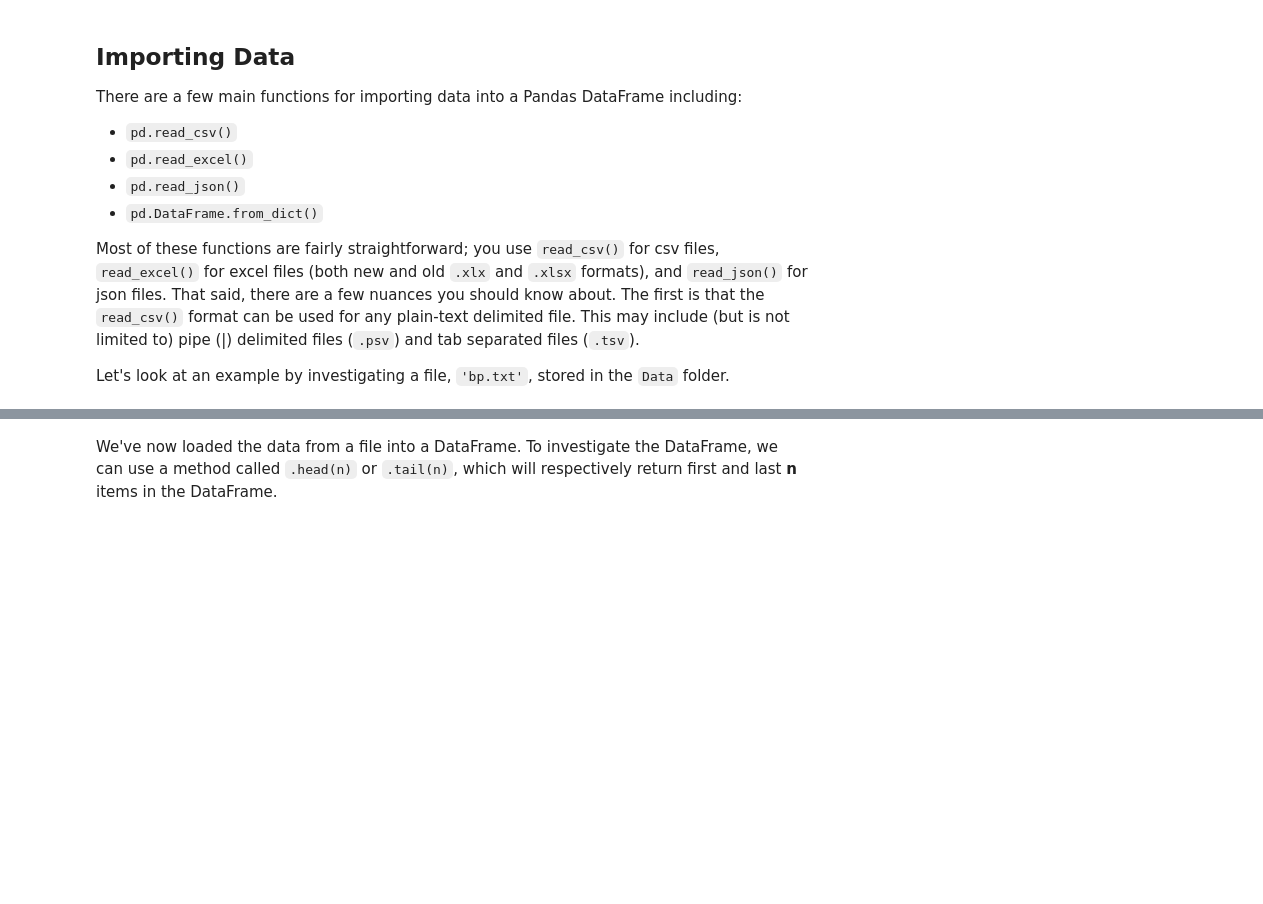
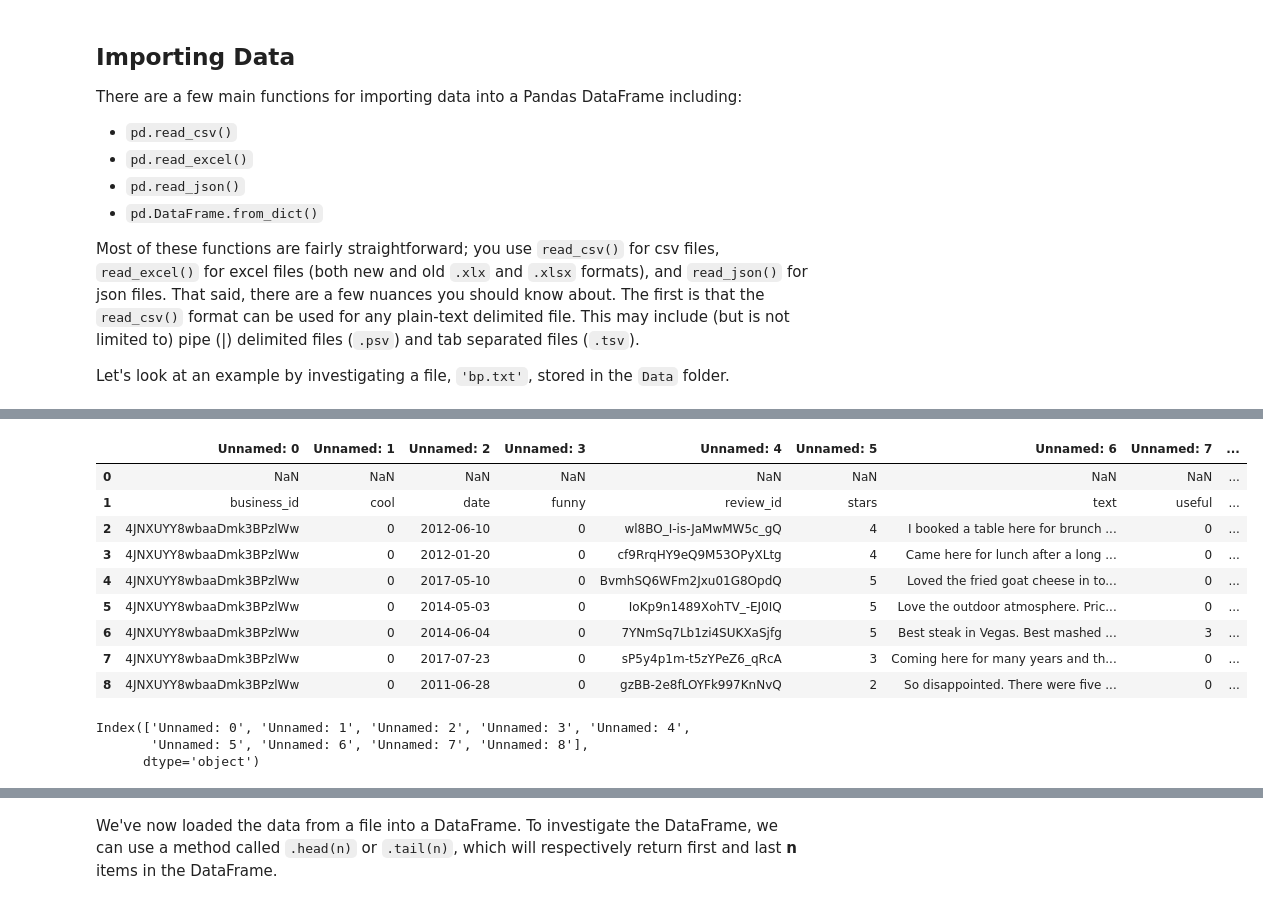
Before and after one commit to mish-mureh/dsc-importing-data-using-pandas, a Jupyter notebook: index.ipynb, the cells around one changed output, grey strips where cells are left out. Saved outputs shown, nothing was run; the diff lists cells and outputs as text; code cells hidden in the pictures; blank space fills up the shorter version.

```diff
--- a/index.ipynb
+++ b/index.ipynb
@@ -34,0 +233,21 @@ Let's look at an example by investigating a file, `'bp.txt'`, stored in the `Dat
+# %%
+df2=pd.read_excel("Data/Yelp_Selected_Businesses.xlsx",
+                 sheet_name='Biz_id_4JNXU')
+df2
+# %% [output]
+|  | Unnamed: 0 | Unnamed: 1 | Unnamed: 2 | Unnamed: 3 | Unnamed: 4 | Unnamed: 5 | Unnamed: 6 | Unnamed: 7 | ... |
+| 0 | NaN | NaN | NaN | NaN | NaN | NaN | NaN | NaN | ... |
+| 1 | business_id | cool | date | funny | review_id | stars | text | useful | ... |
+| 2 | 4JNXUYY8wbaaDmk3BPzlWw | 0 | 2012-06-10 | 0 | wl8BO_I-is-JaMwMW5c_gQ | 4 | I booked a table here for brunch ... | 0 | ... |
+| 3 | 4JNXUYY8wbaaDmk3BPzlWw | 0 | 2012-01-20 | 0 | cf9RrqHY9eQ9M53OPyXLtg | 4 | Came here for lunch after a long ... | 0 | ... |
+| 4 | 4JNXUYY8wbaaDmk3BPzlWw | 0 | 2017-05-10 | 0 | BvmhSQ6WFm2Jxu01G8OpdQ | 5 | Loved the fried goat cheese in to... | 0 | ... |
+| 5 | 4JNXUYY8wbaaDmk3BPzlWw | 0 | 2014-05-03 | 0 | IoKp9n1489XohTV_-EJ0IQ | 5 | Love the outdoor atmosphere. Pric... | 0 | ... |
+| 6 | 4JNXUYY8wbaaDmk3BPzlWw | 0 | 2014-06-04 | 0 | 7YNmSq7Lb1zi4SUKXaSjfg | 5 | Best steak in Vegas. Best mashed ... | 3 | ... |
+| 7 | 4JNXUYY8wbaaDmk3BPzlWw | 0 | 2017-07-23 | 0 | sP5y4p1m-t5zYPeZ6_qRcA | 3 | Coming here for many years and th... | 0 | ... |
+| 8 | 4JNXUYY8wbaaDmk3BPzlWw | 0 | 2011-06-28 | 0 | gzBB-2e8fLOYFk997KnNvQ | 2 | So disappointed. There were five ... | 0 | ... |
+# %%
+df2.columns
+# %% [output]
+Index(['Unnamed: 0', 'Unnamed: 1', 'Unnamed: 2', 'Unnamed: 3', 'Unnamed: 4',
+       'Unnamed: 5', 'Unnamed: 6', 'Unnamed: 7', 'Unnamed: 8'],
+      dtype='object')
```
Also changed, not shown: parts of 22 cells of this notebook.
